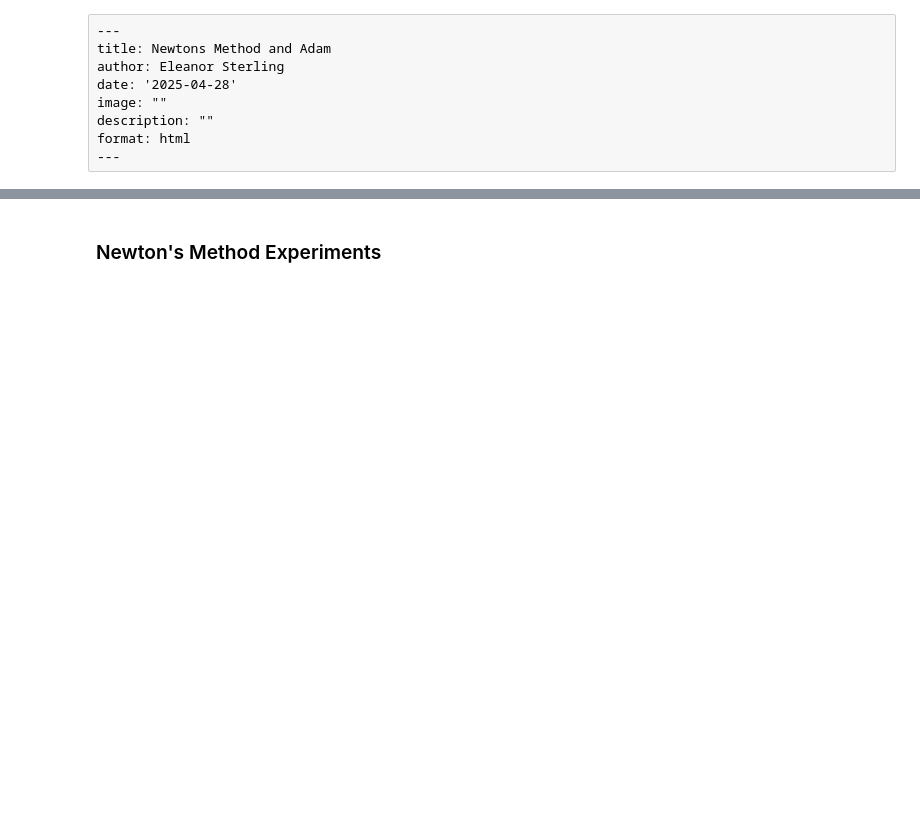
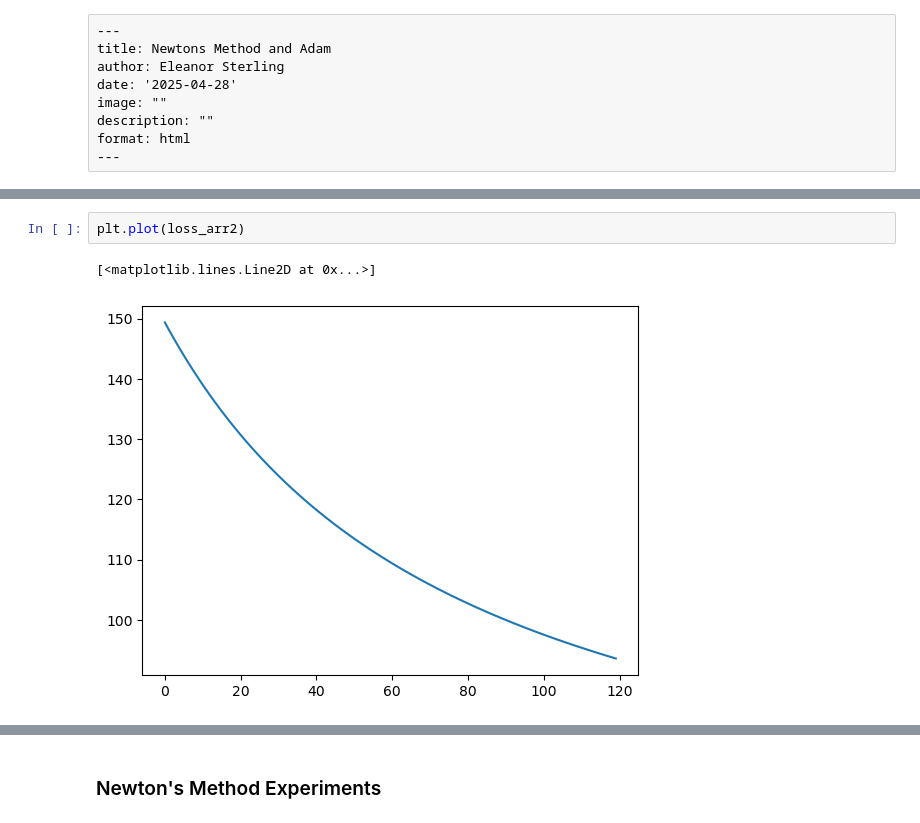
Before and after one commit to ellisterling/ellisterling.github.io, a Jupyter notebook: posts/newton/index.ipynb, the cells around one changed output, grey strips where cells are left out. Saved outputs shown, nothing was run; the diff lists cells and outputs as text; blank space fills up the shorter version.

```diff
--- a/posts/newton/index.ipynb
+++ b/posts/newton/index.ipynb
@@ -9,0 +53,5 @@ format: html
+# %%
+plt.plot(loss_arr2)
+# %% [output]
+[<matplotlib.lines.Line2D at 0x...>]
+[figure, added]
```
Also changed, not shown: parts of 32 cells of this notebook, 17 other files.
